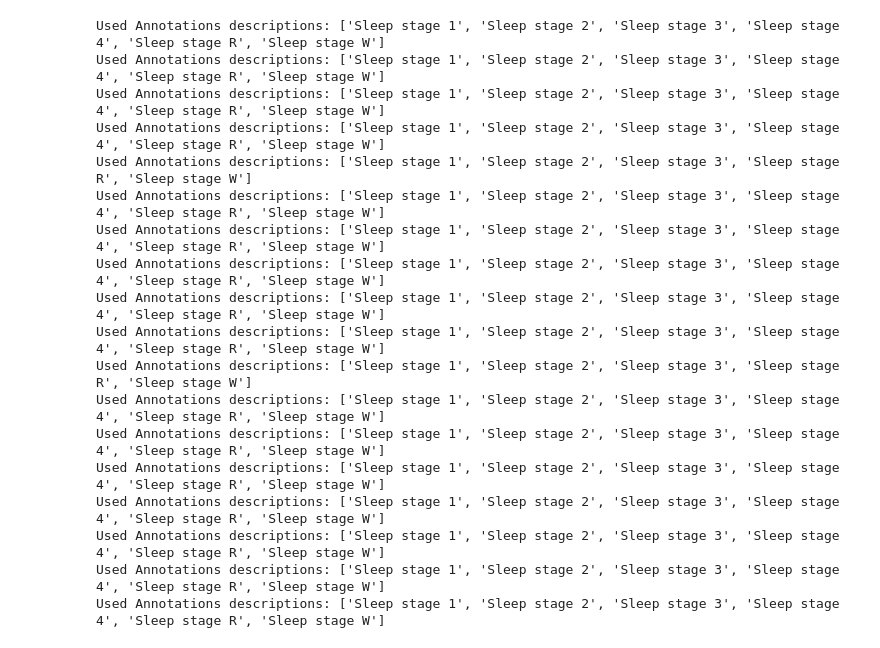
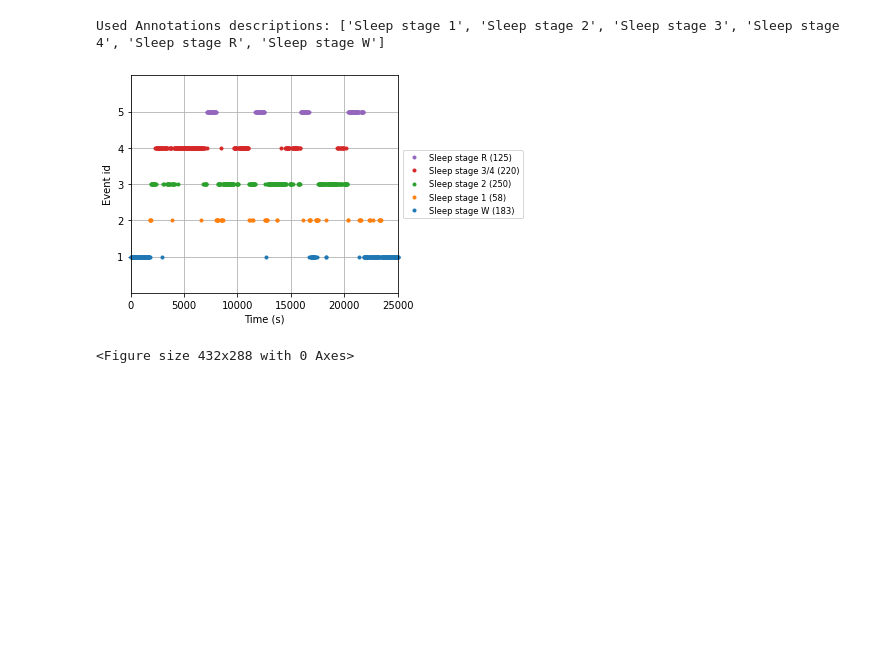
Before and after one commit to pastukh77/sleep_stages_analysis, a Jupyter notebook: Sleep_stage_classification.ipynb, the cells around one changed output. Saved outputs shown, nothing was run; the diff lists cells and outputs as text; code cells hidden in the pictures; blank space fills up the shorter version.

```diff
--- a/Sleep_stage_classification.ipynb
+++ b/Sleep_stage_classification.ipynb
@@ -17,7 +17,7 @@ from sklearn.preprocessing import FunctionTransformer
 
 from tqdm import tqdm
 # %%
-train_subjects = fetch_data(subjects=list(range(18)), recording=[1])
+train_subjects = fetch_data(subjects=[0, 1, 2, 3, 5, 6, 7, 8, 9, 11, 12, 13, 14, 15, 16], recording=[1])
 raw_train, annotations_train = [], []
 for i, subj in enumerate(train_subjects):
   raw_train.append(mne.io.read_raw_edf(subj[0], stim_channel='marker', misc=['rectal']))
@@ -44,52 +32,39 @@ Creating raw.info structure...
 # %%
 annotation_desc_2_event_id = {'Sleep stage W': 1,
                               'Sleep stage 1': 2,
                               'Sleep stage 2': 3,
                               'Sleep stage 3': 4,
                               'Sleep stage 4': 4,
                               'Sleep stage R': 5}
 
 # keep last 30-min wake events before sleep and first 30-min wake events after
 # sleep and redefine annotations on raw data
 for i, annot_train in enumerate(annotations_train):
   annotations_train[i].crop(annot_train[1]['onset'] - 30 * 60,
                   annot_train[-2]['onset'] + 30 * 60)
   raw_train[i].set_annotations(annot_train, emit_warning=False)
 
   events_train, _ = mne.events_from_annotations(
       raw_train[i], event_id=annotation_desc_2_event_id, chunk_duration=30.)
 
   # create a new event_id that unifies stages 3 and 4
   event_id = {'Sleep stage W': 1,
               'Sleep stage 1': 2,
               'Sleep stage 2': 3,
               'Sleep stage 3/4': 4,
               'Sleep stage R': 5}
 
   # plot events
-  # fig = mne.viz.plot_events(events_train, event_id=event_id,
-  #                           sfreq=raw_train[i].info['sfreq'],
-  #                           first_samp=events_train[0, 0])
+  fig = mne.viz.plot_events(events_train, event_id=event_id,
+                            sfreq=raw_train[i].info['sfreq'],
+                            first_samp=events_train[0, 0])
 
-  # # keep the color-code for further plotting
-  # stage_colors = plt.rcParams['axes.prop_cycle'].by_key()['color']
+  # keep the color-code for further plotting
+  stage_colors = plt.rcParams['axes.prop_cycle'].by_key()['color']
+
+plt.savefig("events.png")
 # %% [output]
 Used Annotations descriptions: ['Sleep stage 1', 'Sleep stage 2', 'Sleep stage 3', 'Sleep stage 4', 'Sleep stage R', 'Sleep stage W']
-Used Annotations descriptions: ['Sleep stage 1', 'Sleep stage 2', 'Sleep stage 3', 'Sleep stage 4', 'Sleep stage R', 'Sleep stage W']
-Used Annotations descriptions: ['Sleep stage 1', 'Sleep stage 2', 'Sleep stage 3', 'Sleep stage 4', 'Sleep stage R', 'Sleep stage W']
-Used Annotations descriptions: ['Sleep stage 1', 'Sleep stage 2', 'Sleep stage 3', 'Sleep stage 4', 'Sleep stage R', 'Sleep stage W']
-Used Annotations descriptions: ['Sleep stage 1', 'Sleep stage 2', 'Sleep stage 3', 'Sleep stage R', 'Sleep stage W']
-Used Annotations descriptions: ['Sleep stage 1', 'Sleep stage 2', 'Sleep stage 3', 'Sleep stage 4', 'Sleep stage R', 'Sleep stage W']
-Used Annotations descriptions: ['Sleep stage 1', 'Sleep stage 2', 'Sleep stage 3', 'Sleep stage 4', 'Sleep stage R', 'Sleep stage W']
-Used Annotations descriptions: ['Sleep stage 1', 'Sleep stage 2', 'Sleep stage 3', 'Sleep stage 4', 'Sleep stage R', 'Sleep stage W']
-Used Annotations descriptions: ['Sleep stage 1', 'Sleep stage 2', 'Sleep stage 3', 'Sleep stage 4', 'Sleep stage R', 'Sleep stage W']
-Used Annotations descriptions: ['Sleep stage 1', 'Sleep stage 2', 'Sleep stage 3', 'Sleep stage 4', 'Sleep stage R', 'Sleep stage W']
-Used Annotations descriptions: ['Sleep stage 1', 'Sleep stage 2', 'Sleep stage 3', 'Sleep stage R', 'Sleep stage W']
-Used Annotations descriptions: ['Sleep stage 1', 'Sleep stage 2', 'Sleep stage 3', 'Sleep stage 4', 'Sleep stage R', 'Sleep stage W']
-Used Annotations descriptions: ['Sleep stage 1', 'Sleep stage 2', 'Sleep stage 3', 'Sleep stage 4', 'Sleep stage R', 'Sleep stage W']
-Used Annotations descriptions: ['Sleep stage 1', 'Sleep stage 2', 'Sleep stage 3', 'Sleep stage 4', 'Sleep stage R', 'Sleep stage W']
-Used Annotations descriptions: ['Sleep stage 1', 'Sleep stage 2', 'Sleep stage 3', 'Sleep stage 4', 'Sleep stage R', 'Sleep stage W']
-Used Annotations descriptions: ['Sleep stage 1', 'Sleep stage 2', 'Sleep stage 3', 'Sleep stage 4', 'Sleep stage R', 'Sleep stage W']
-Used Annotations descriptions: ['Sleep stage 1', 'Sleep stage 2', 'Sleep stage 3', 'Sleep stage 4', 'Sleep stage R', 'Sleep stage W']
-Used Annotations descriptions: ['Sleep stage 1', 'Sleep stage 2', 'Sleep stage 3', 'Sleep stage 4', 'Sleep stage R', 'Sleep stage W']
+[figure, added]
+<Figure size 432x288 with 0 Axes>
 # %%
```
Also changed, not shown: parts of 7 cells of this notebook, 4 other files.
